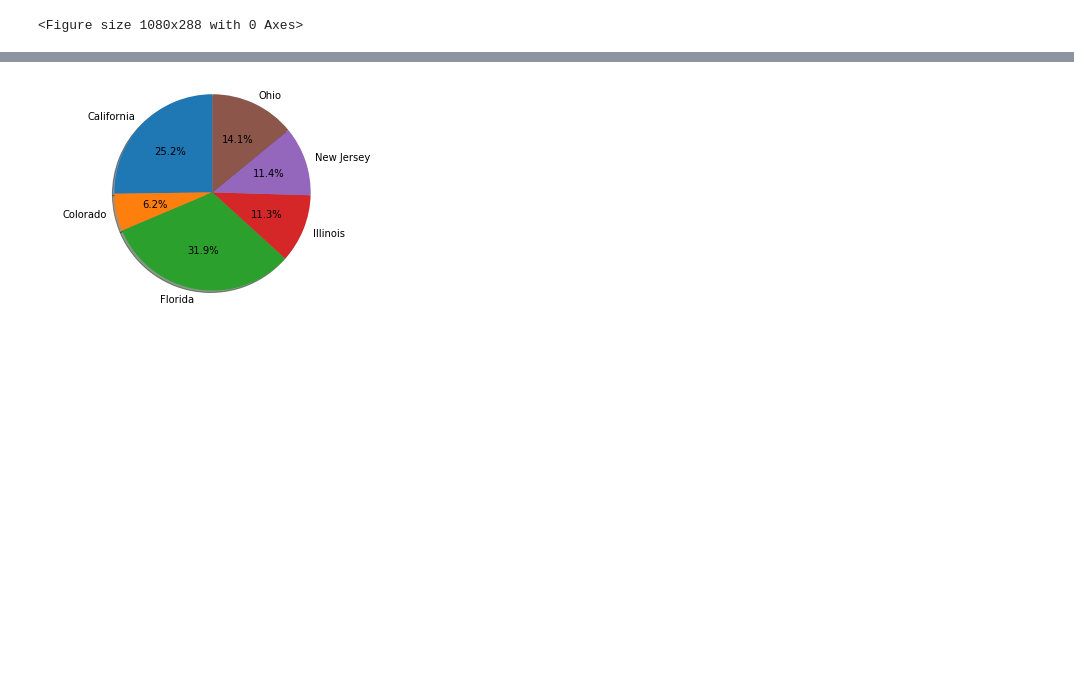
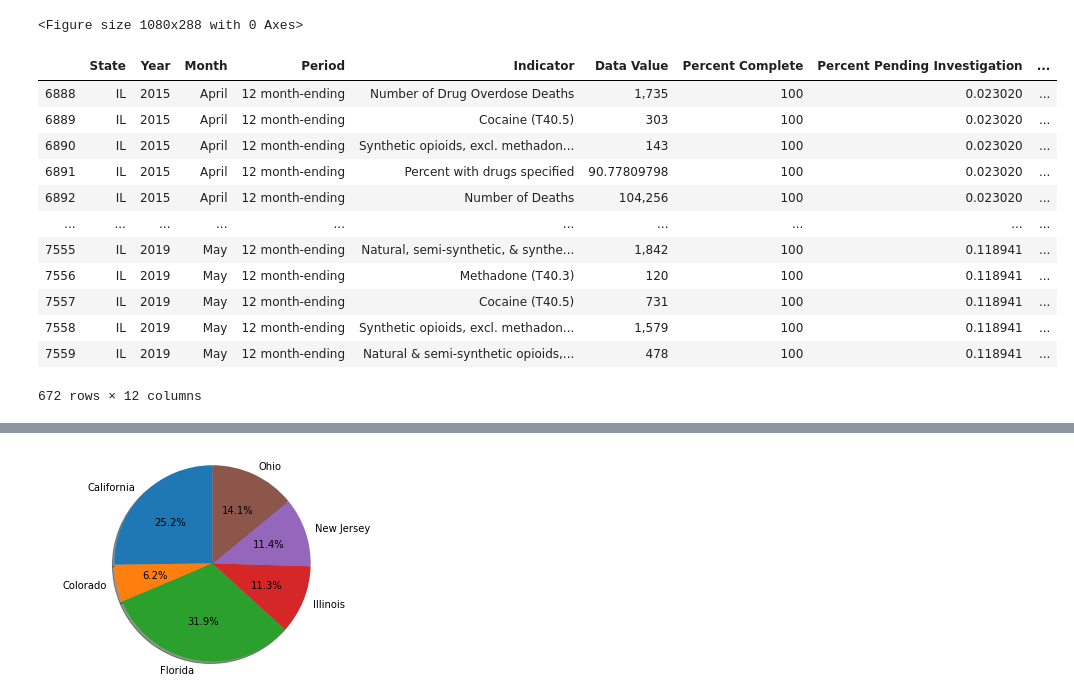
Before and after one commit to ywario9/Matlibplot_Project, a Jupyter notebook: Untitled.ipynb, the cells around one changed output, grey strips where cells are left out. Drawn from its saved outputs; the diff is of its cells as text; code cells hidden in the pictures; blank space fills up the shorter version.

```diff
--- a/Untitled.ipynb
+++ b/Untitled.ipynb
@@ -103,3 +104,19 @@ plt.figure(figsize=(15,4))
 <Figure size 1080x288 with 0 Axes>
 [figure]
 <Figure size 1080x288 with 0 Axes>
+# %%
+overdoses_by_year_df.loc[overdoses_by_year_df['State']=='IL']
+# %% [output]
+|  | State | Year | Month | Period | Indicator | Data Value | Percent Complete | Percent Pending Investigation | ... |
+| 6888 | IL | 2015 | April | 12 month-ending | Number of Drug Overdose Deaths | 1,735 | 100 | 0.023020 | ... |
+| 6889 | IL | 2015 | April | 12 month-ending | Cocaine (T40.5) | 303 | 100 | 0.023020 | ... |
+| 6890 | IL | 2015 | April | 12 month-ending | Synthetic opioids, excl. methadon... | 143 | 100 | 0.023020 | ... |
+| 6891 | IL | 2015 | April | 12 month-ending | Percent with drugs specified | 90.77809798 | 100 | 0.023020 | ... |
+| 6892 | IL | 2015 | April | 12 month-ending | Number of Deaths | 104,256 | 100 | 0.023020 | ... |
+| ... | ... | ... | ... | ... | ... | ... | ... | ... | ... |
+| 7555 | IL | 2019 | May | 12 month-ending | Natural, semi-synthetic, & synthe... | 1,842 | 100 | 0.118941 | ... |
+| 7556 | IL | 2019 | May | 12 month-ending | Methadone (T40.3) | 120 | 100 | 0.118941 | ... |
+| 7557 | IL | 2019 | May | 12 month-ending | Cocaine (T40.5) | 731 | 100 | 0.118941 | ... |
+| 7558 | IL | 2019 | May | 12 month-ending | Synthetic opioids, excl. methadon... | 1,579 | 100 | 0.118941 | ... |
+| 7559 | IL | 2019 | May | 12 month-ending | Natural & semi-synthetic opioids,... | 478 | 100 | 0.118941 | ... |
+672 rows × 12 columns
```
Also changed, not shown: parts of 4 cells of this notebook, 1 other file.
